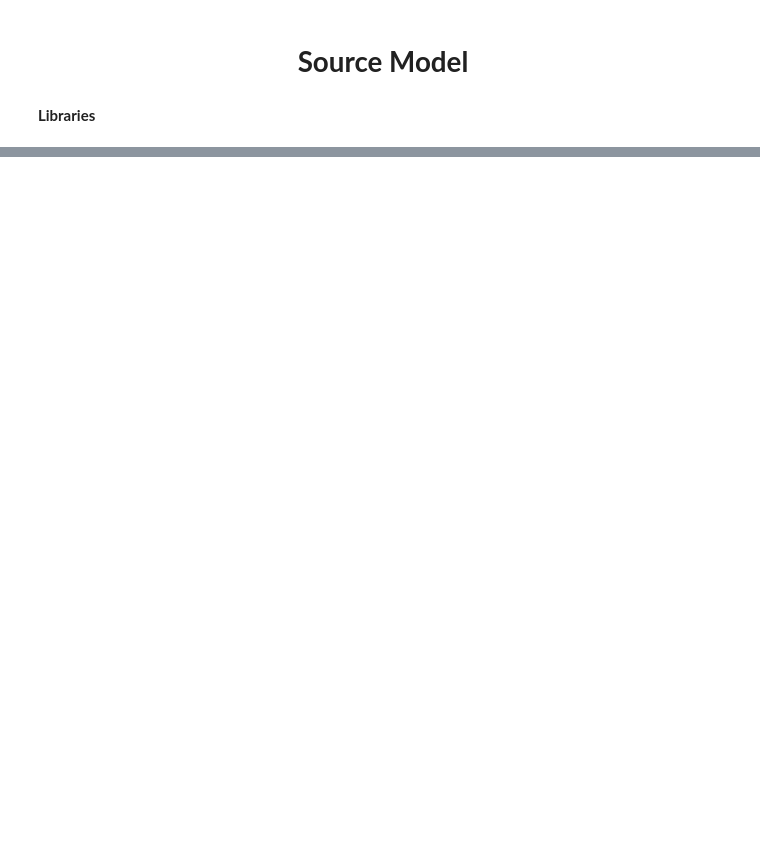
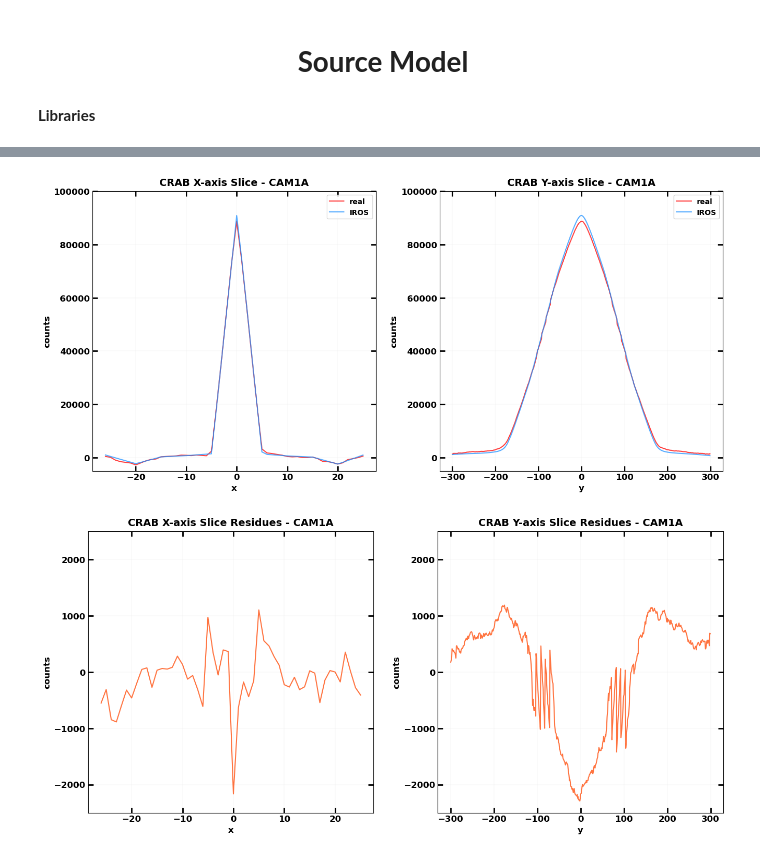
Before and after one commit to EdoardoGiancarli/LearningCodedMasks, a Jupyter notebook: Img_Reconstruction_RealMasks/testing_source_model.ipynb, the cells around one changed output, grey strips where cells are left out. Cells and saved outputs as stored; diff of their text form; code cells hidden in the pictures; blank space fills up the shorter version.

```diff
--- a/Img_Reconstruction_RealMasks/testing_source_model.ipynb
+++ b/Img_Reconstruction_RealMasks/testing_source_model.ipynb
@@ -138,0 +303,6 @@ bins[:10], bins[-10:]
+# %%
+simul_sky_camA, _ = iros.load_sky(save_path + f"sky_SIMUL_CAM1A_TEST_{N_TEST}.fits")
+sky_camA, _ = iros.load_sky(save_path + f"OUTsky_IROS_CAM1A_TEST_{N_TEST}.fits")
+
+simul_sky_camB, _ = iros.load_sky(save_path + f"sky_SIMUL_CAM1B_TEST_{N_TEST}.fits")
+sky_camB, _ = iros.load_sky(save_path + f"OUTsky_IROS_CAM1B_TEST_{N_TEST}.fits")
@@ -138,0 +318,45 @@ bins[:10], bins[-10:]
+# %%
+upx, upy = wfm.upscale_f
+crp = (int(50 * (1 + upy)), int(10 * (1 + upx / 3)))
+_to = 1
+
+for source, y, x in zip(
+    database[cam_a]["catalog_name"]["data"][:_to],
+    database[cam_a]["y"]["data"][:_to],
+    database[cam_a]["x"]["data"][:_to],
+):
+    enhance_slices(
+        sky=[simul_sky_camA, sky_camA],
+        label=[("real", "IROS")] * 2,
+        pos=(y, x),
+        crp=crp,
+        source=source,
+        cameraID=cam_a,
+        offsety_first=[(-5000, 100000)] * 2,
+        offsety_second=[(-2500, 2500)] * 2,
+        #save_to_first=save_path + "../models.png",
+        #save_to_second=save_path + "../res.png",
+    )
+
+
+## CAM1B
+#_to = 1
+#
+#for source, y, x in zip(
+#    database[cam_b]["catalog_name"]["data"][:_to],
+#    database[cam_b]["y"]["data"][:_to],
+#    database[cam_b]["x"]["data"][:_to],
+#):
+#    enhance_slices(
+#        sky=[simul_sky_camB, sky_camB],
+#        label=[("real", "IROS")] * 2,
+#        pos=(y, x),
+#        crp=crp,
+#        source=source,
+#        cameraID=cam_b,
+#        offsety_first=[(-5000, 95000)] * 2,
+#        offsety_second=[(-2500, 2000)] * 2,
+#    )
+# %% [output]
+[figure, added]
+[figure, added]
```
Also changed, not shown: parts of 16 cells of this notebook, 4 other files.
